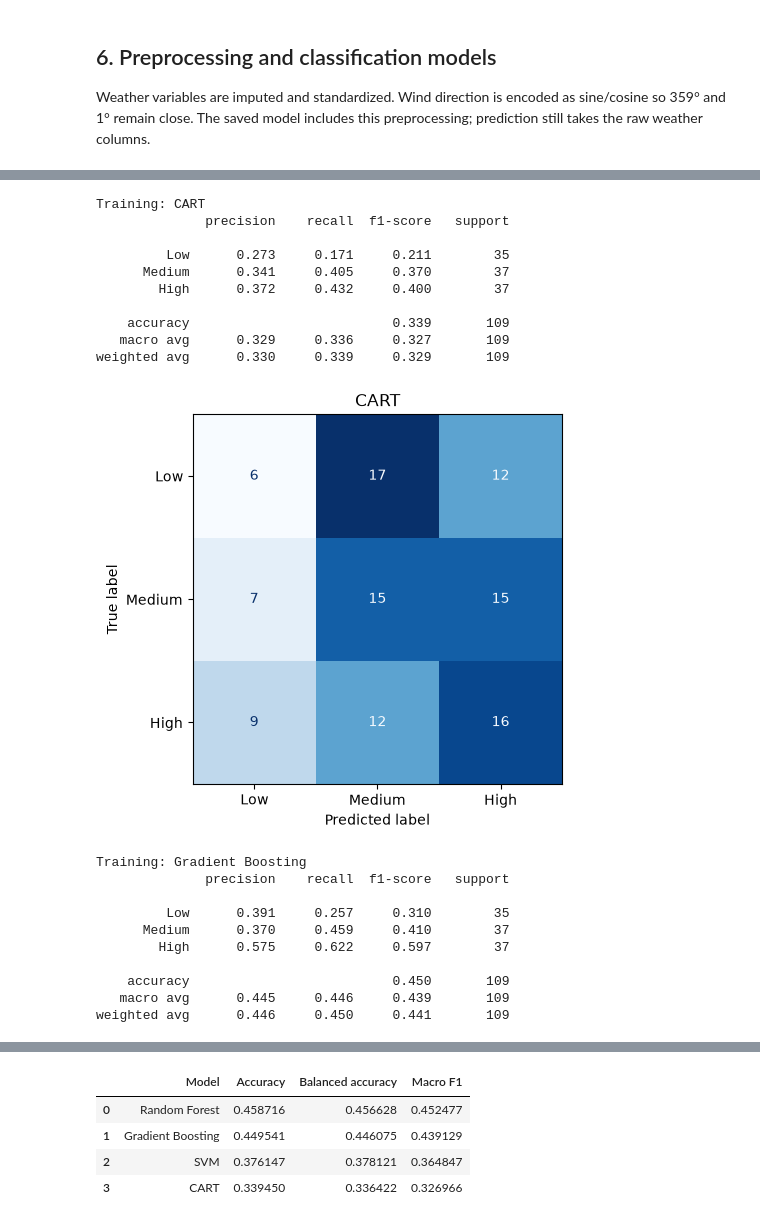
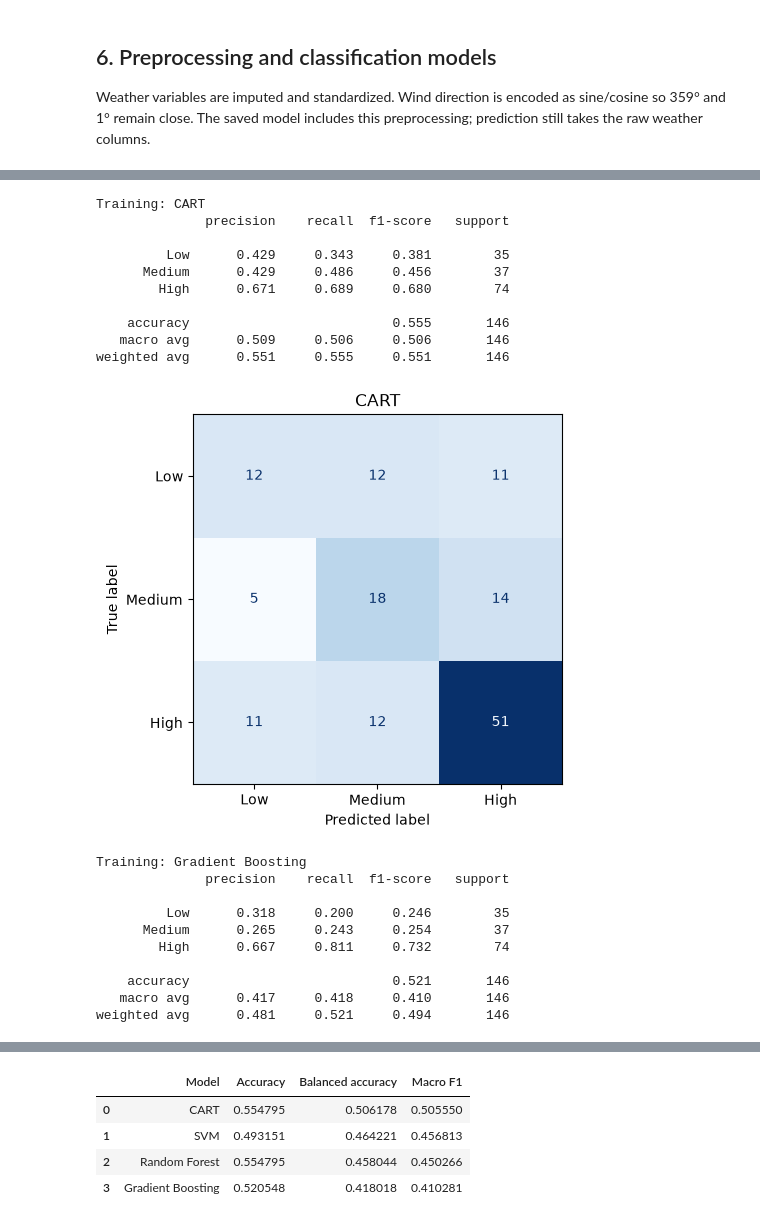
Before and after one commit to j23040579/Project-Innovation, a Jupyter notebook: Typhoon/training/train_typhoon_models.ipynb, the cells around one changed output, grey strips where cells are left out. Saved outputs shown, nothing was run; the diff lists cells and outputs as text; code cells hidden in the pictures.

Commit message:
Train final weather classifiers on every uploaded event row

```diff
--- a/Typhoon/training/train_typhoon_models.ipynb
+++ b/Typhoon/training/train_typhoon_models.ipynb
@@ -23,13 +27,11 @@ if ROOT.name == "training":
 elif (ROOT / "Typhoon" / "training").is_dir():
     ROOT = ROOT / "Typhoon"
 TRAINING_DIR = ROOT / "training"
-EXPERIMENT_ID = "weather_only_v1"
-INPUT_FILE = ROOT / "data/processed/jma_day3_to_landfall_with_weather.csv"
+EXPERIMENT_ID = "weather_only_all_rows_v1"
+INPUT_FILE = ROOT / "data/processed/jma_day3_to_landfall_with_weather_prefecture.csv"
 OUTPUT_DIR = TRAINING_DIR / "trained_models/risk" / EXPERIMENT_ID
 LOG_DIR = TRAINING_DIR / "experiment_logs/risk" / EXPERIMENT_ID
 
-START_DATE = None  # None uses all available historical years
-END_DATE = None
 TEST_SIZE = 0.20
 SEED = 42
 REMOVE_FEATURES = []  # e.g. ["rain_sum"]
@@ -42,7 +44,7 @@ MODEL_PARAMS = {
 OVERWRITE_OUTPUTS = False
 
 # Optional: CSV containing weather to classify (for example, predicted daily weather).
-# Leave None to demonstrate prediction on a heldout row.
+# Leave None to demonstrate a historical row included in the final model fit.
 PREDICTION_FILE = None
 MODEL_TO_VIEW = "Random Forest"
 ROW_TO_VIEW = 0
@@ -80,28 +82,28 @@ for folder in [OUTPUT_DIR, LOG_DIR]:
 # %%
 df = pd.read_csv(INPUT_FILE, encoding="utf-8-sig")
-required = {"intl_id", "landfall_event_id", "date", "days_before_landfall"}
-if not required.issubset(df.columns):
-    raise ValueError(f"Historical input requires {sorted(required)}.")
+INPUT_ROW_COUNT = len(df)
+required = {"intl_id", "landfall_event_id", "date", "days_before_landfall", "risk"}
+if df.empty or not required.issubset(df.columns):
+    raise ValueError(f"Input requires nonempty data with {sorted(required)}.")
 if df[list(required)].isna().any().any():
-    raise ValueError("Storm/event IDs, dates and day labels cannot be missing.")
+    raise ValueError("Storm/event IDs, dates, day labels and risk labels cannot be missing.")
+df["source_row_number"] = np.arange(1, INPUT_ROW_COUNT + 1)
 df["date"] = pd.to_datetime(df["date"], errors="raise").dt.normalize()
 df["days_before_landfall"] = pd.to_numeric(df.days_before_landfall, errors="raise")
-df = df[df.days_before_landfall.isin([3, 2, 1])].copy()
-if START_DATE is not None:
-    df = df[df.date >= pd.Timestamp(START_DATE)]
-if END_DATE is not None:
-    df = df[df.date <= pd.Timestamp(END_DATE)]
+df["source_risk"] = df["risk"]
+LABEL_NAMES = {"LOW": "Low", "MODERATE": "Medium", "MEDIUM": "Medium", "HIGH": "High"}
+df["risk"] = df.risk.astype(str).str.strip().str.upper().map(LABEL_NAMES)
+if df.risk.isna().any():
+    raise ValueError("Existing labels must be Low, Moderate/Medium or High.")
 df = df.sort_values(["date", "landfall_event_id"]).reset_index(drop=True)
-if df.empty:
-    raise ValueError("No pre-landfall rows in the selected period.")
 if df.duplicated(["landfall_event_id", "date"]).any():
-    raise ValueError("Duplicate event/date records must be resolved before training.")
+    raise ValueError("Duplicate event/date records; inspect them before training. No rows were dropped.")
 if (df.groupby("landfall_event_id").intl_id.nunique() != 1).any():
     raise ValueError("Each event must belong to one storm.")
-DAY_LABELS = {3: "Low", 2: "Medium", 1: "High"}
-df["risk"] = df.days_before_landfall.map(DAY_LABELS)
-print(f"{len(df)} pre-landfall rows | {df.intl_id.nunique()} storms | {df.landfall_event_id.nunique()} events")
+assert len(df) == INPUT_ROW_COUNT
+print(f"Loaded and retained all {INPUT_ROW_COUNT} data rows | {df.intl_id.nunique()} storms | {df.landfall_event_id.nunique()} events")
 print("Historical dates:", df.date.min().date(), "to", df.date.max().date())
+print("Landfall-day rows included:", int(df.days_before_landfall.eq(0).sum()))
 display(df.risk.value_counts().reindex(["Low", "Medium", "High"]).rename("rows"))
-display(df[["date", "landfall_event_id", "days_before_landfall", "risk"]].head())
+display(df[["source_row_number", "date", "landfall_event_id", "days_before_landfall", "source_risk", "risk"]].head())
 # %% [output]
@@ -265,13 +270,13 @@ for name, estimator in models.items():
     filename = name.lower().replace(" ", "_")
     plt.savefig(LOG_DIR / f"{filename}_confusion.png", dpi=120, bbox_inches="tight")
     plt.show()
-    joblib.dump(classifier, OUTPUT_DIR / f"{filename}_model.joblib")
+
     all_predictions[name] = predicted
 
 comparison = pd.DataFrame(comparison).sort_values("Balanced accuracy", ascending=False).reset_index(drop=True)
 display(comparison)
 comparison.set_index("Model")[["Accuracy", "Balanced accuracy", "Macro F1"]].plot.bar(figsize=(9, 4), ylim=(0, 1))
-plt.title("Heldout pre-typhoon weather profiles")
+plt.title("Heldout event weather profiles")
 plt.xticks(rotation=20)
 plt.tight_layout()
 plt.savefig(LOG_DIR / "model_comparison.png", dpi=120, bbox_inches="tight")
@@ -291,21 +296,21 @@ weighted avg      0.453     0.459     0.454       109
 Training: CART
               precision    recall  f1-score   support
 
-         Low      0.273     0.171     0.211        35
-      Medium      0.341     0.405     0.370        37
-        High      0.372     0.432     0.400        37
+         Low      0.429     0.343     0.381        35
+      Medium      0.429     0.486     0.456        37
+        High      0.671     0.689     0.680        74
 
-    accuracy                          0.339       109
-   macro avg      0.329     0.336     0.327       109
-weighted avg      0.330     0.339     0.329       109
+    accuracy                          0.555       146
+   macro avg      0.509     0.506     0.506       146
+weighted avg      0.551     0.555     0.551       146
-[figure, old version]
+[figure, new version]
 Training: Gradient Boosting
               precision    recall  f1-score   support
 
-         Low      0.391     0.257     0.310        35
-      Medium      0.370     0.459     0.410        37
-        High      0.575     0.622     0.597        37
+         Low      0.318     0.200     0.246        35
+      Medium      0.265     0.243     0.254        37
+        High      0.667     0.811     0.732        74
 
-    accuracy                          0.450       109
-   macro avg      0.445     0.446     0.439       109
-weighted avg      0.446     0.450     0.441       109
+    accuracy                          0.521       146
+   macro avg      0.417     0.418     0.410       146
+weighted avg      0.481     0.521     0.494       146
@@ -324,5 +329,5 @@ weighted avg      0.359     0.376     0.364       109
 |  | Model | Accuracy | Balanced accuracy | Macro F1 |
-| 0 | Random Forest | 0.458716 | 0.456628 | 0.452477 |
-| 1 | Gradient Boosting | 0.449541 | 0.446075 | 0.439129 |
-| 2 | SVM | 0.376147 | 0.378121 | 0.364847 |
-| 3 | CART | 0.339450 | 0.336422 | 0.326966 |
+| 0 | CART | 0.554795 | 0.506178 | 0.505550 |
+| 1 | SVM | 0.493151 | 0.464221 | 0.456813 |
+| 2 | Random Forest | 0.554795 | 0.458044 | 0.450266 |
+| 3 | Gradient Boosting | 0.520548 | 0.418018 | 0.410281 |
```
Also changed, not shown: parts of 15 cells of this notebook, 2 other files.
